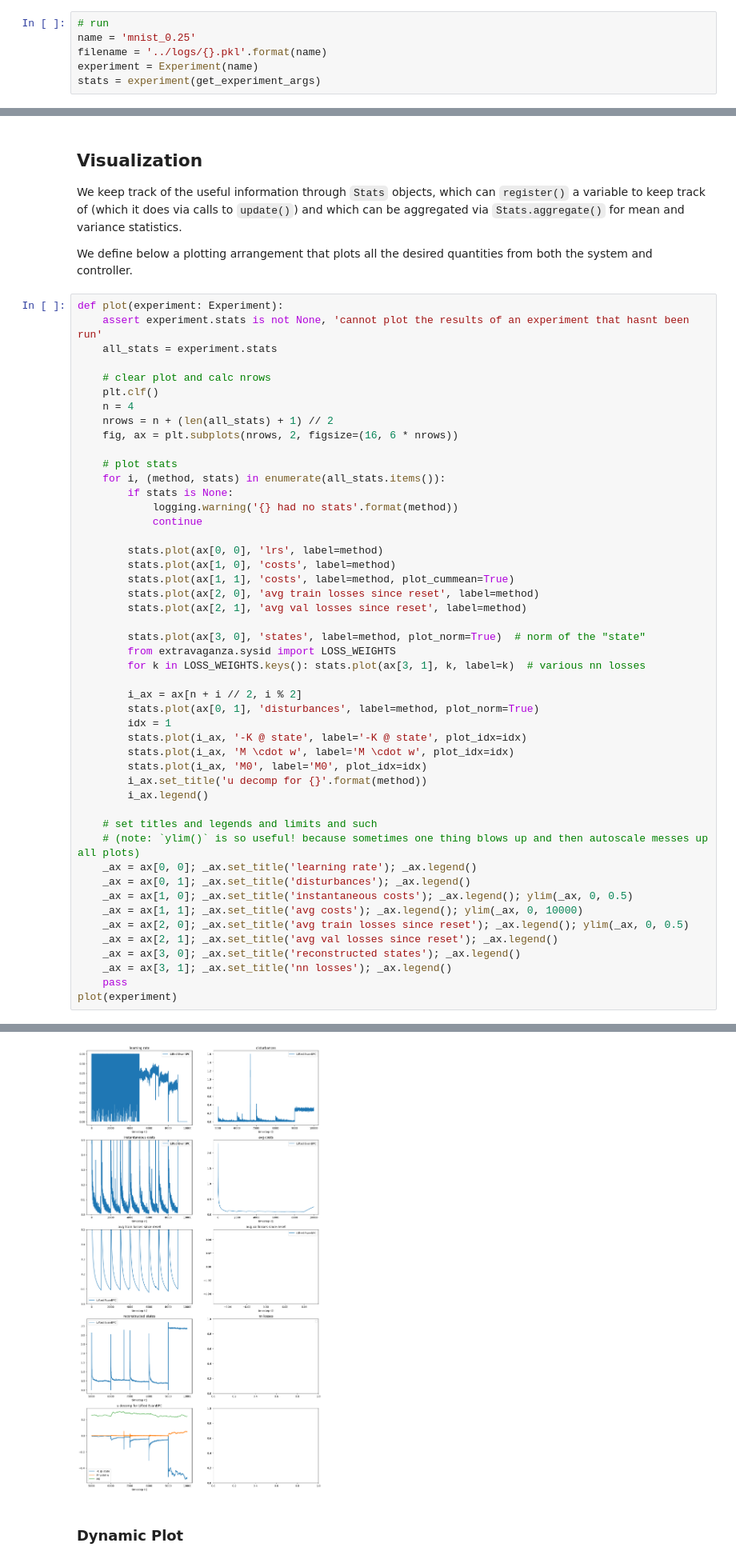
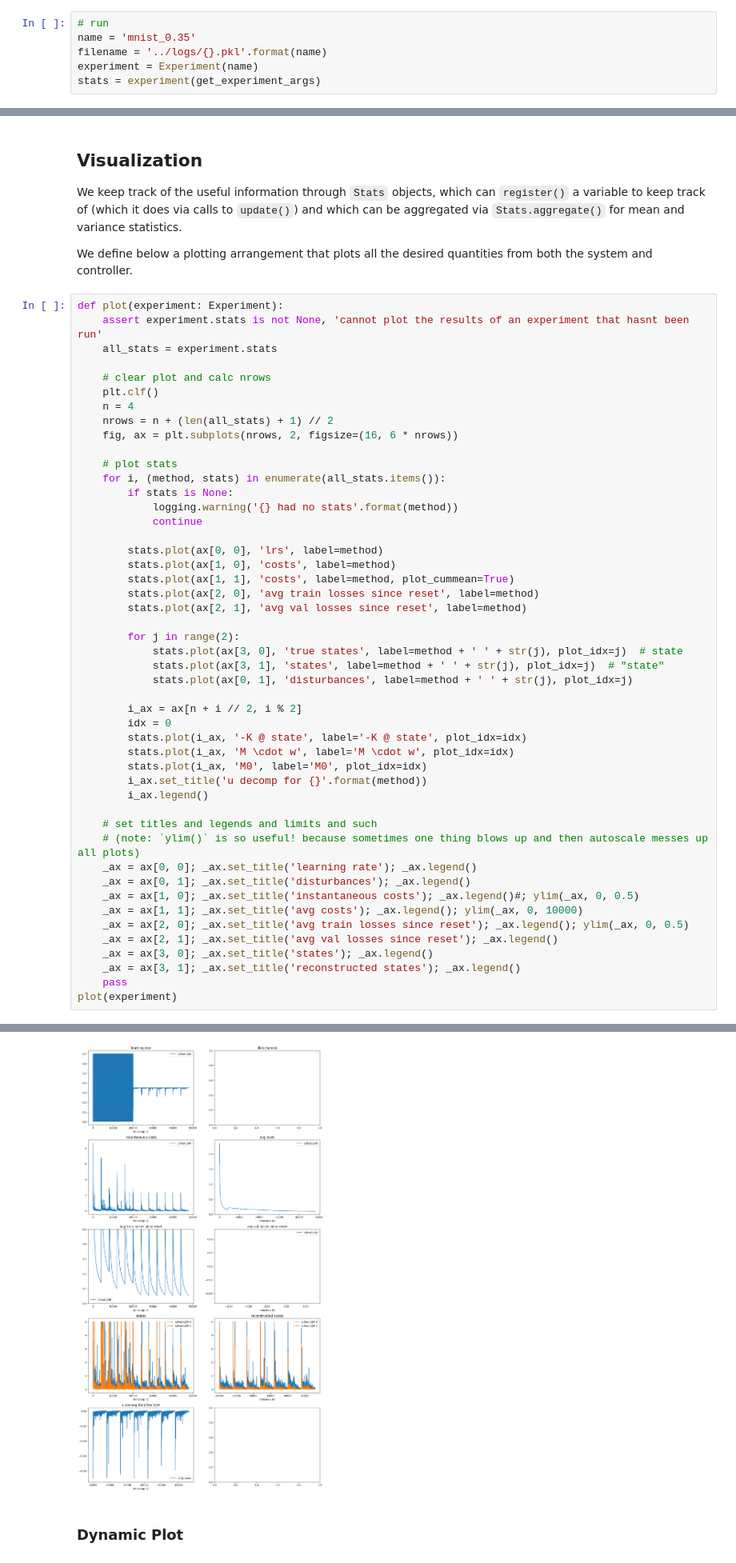
Before and after one commit to edogariu/extravaganza, a Jupyter notebook: experiments/NN Training.ipynb, the cells around one changed output, grey strips where cells are left out. Shown at 80% size. Saved outputs shown, nothing was run; the diff lists cells and outputs as text.

```diff
--- a/experiments/NN Training.ipynb
+++ b/experiments/NN Training.ipynb
@@ -171,7 +173,7 @@ def get_experiment_args():
 ## actually run the thing :)
 # %%
 # run
-name = 'mnist_0.25'
+name = 'mnist_0.35'
 filename = '../logs/{}.pkl'.format(name)
 experiment = Experiment(name)
 stats = experiment(get_experiment_args)
@@ -237,13 +241,13 @@ def plot(experiment: Experiment):
         stats.plot(ax[2, 0], 'avg train losses since reset', label=method)
         stats.plot(ax[2, 1], 'avg val losses since reset', label=method)
 
-        stats.plot(ax[3, 0], 'states', label=method, plot_norm=True)  # norm of the "state"
-        from extravaganza.sysid import LOSS_WEIGHTS
-        for k in LOSS_WEIGHTS.keys(): stats.plot(ax[3, 1], k, label=k)  # various nn losses
+        for j in range(2):
+            stats.plot(ax[3, 0], 'true states', label=method + ' ' + str(j), plot_idx=j)  # state
+            stats.plot(ax[3, 1], 'states', label=method + ' ' + str(j), plot_idx=j)  # "state"
+            stats.plot(ax[0, 1], 'disturbances', label=method + ' ' + str(j), plot_idx=j)
 
         i_ax = ax[n + i // 2, i % 2]
-        stats.plot(ax[0, 1], 'disturbances', label=method, plot_norm=True)
-        idx = 1
+        idx = 0
         stats.plot(i_ax, '-K @ state', label='-K @ state', plot_idx=idx)
         stats.plot(i_ax, 'M \cdot w', label='M \cdot w', plot_idx=idx)
         stats.plot(i_ax, 'M0', label='M0', plot_idx=idx)
@@ -254,12 +258,12 @@ def plot(experiment: Experiment):
     # (note: `ylim()` is so useful! because sometimes one thing blows up and then autoscale messes up all plots)
     _ax = ax[0, 0]; _ax.set_title('learning rate'); _ax.legend()
     _ax = ax[0, 1]; _ax.set_title('disturbances'); _ax.legend()
-    _ax = ax[1, 0]; _ax.set_title('instantaneous costs'); _ax.legend(); ylim(_ax, 0, 0.5)
+    _ax = ax[1, 0]; _ax.set_title('instantaneous costs'); _ax.legend()#; ylim(_ax, 0, 0.5)
     _ax = ax[1, 1]; _ax.set_title('avg costs'); _ax.legend(); ylim(_ax, 0, 10000)
     _ax = ax[2, 0]; _ax.set_title('avg train losses since reset'); _ax.legend(); ylim(_ax, 0, 0.5)
     _ax = ax[2, 1]; _ax.set_title('avg val losses since reset'); _ax.legend()
-    _ax = ax[3, 0]; _ax.set_title('reconstructed states'); _ax.legend()
-    _ax = ax[3, 1]; _ax.set_title('nn losses'); _ax.legend()
+    _ax = ax[3, 0]; _ax.set_title('states'); _ax.legend()
+    _ax = ax[3, 1]; _ax.set_title('reconstructed states'); _ax.legend()
     pass
 plot(experiment)
 # %% [output]
@@ -276,6 +280,6 @@ WARNING: (UTILS): no hardcoded color for `M0`. using a random one :)
 WARNING: No artists with labels found to put in legend.  Note that artists whose label start with an underscore are ignored when legend() is called with no argument.
 <Figure size 640x480 with 0 Axes>
-[figure, old version]
+[figure, new version]
 # %% [markdown]
 ### Dynamic Plot
 # %% [markdown]
```
Also changed, not shown: parts of 6 cells of this notebook, 16 other files.
